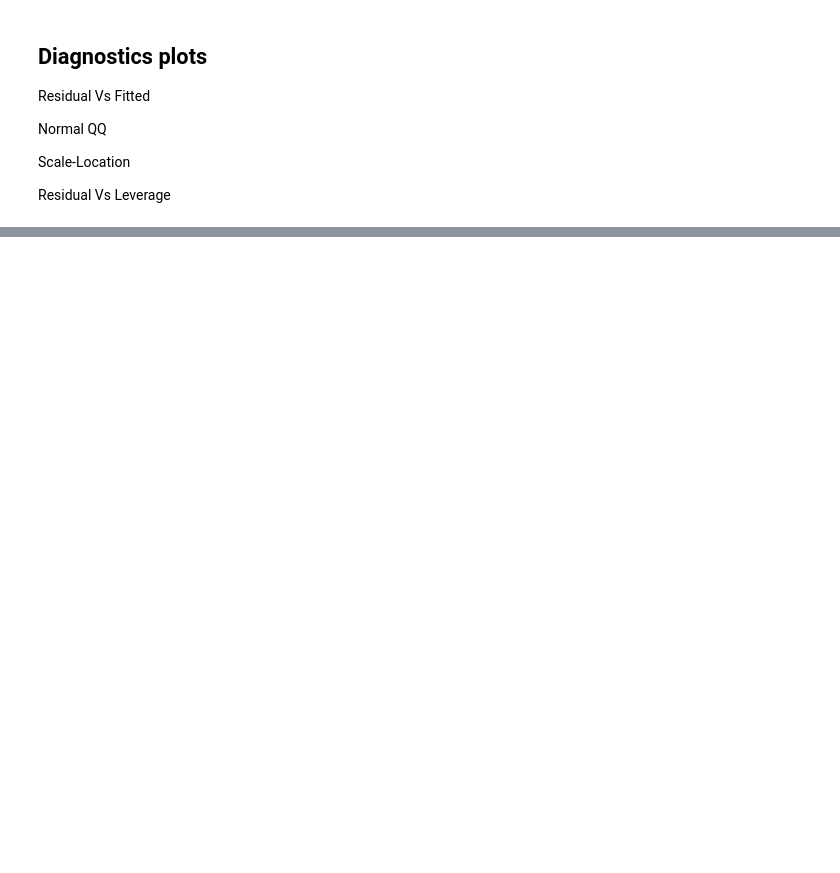
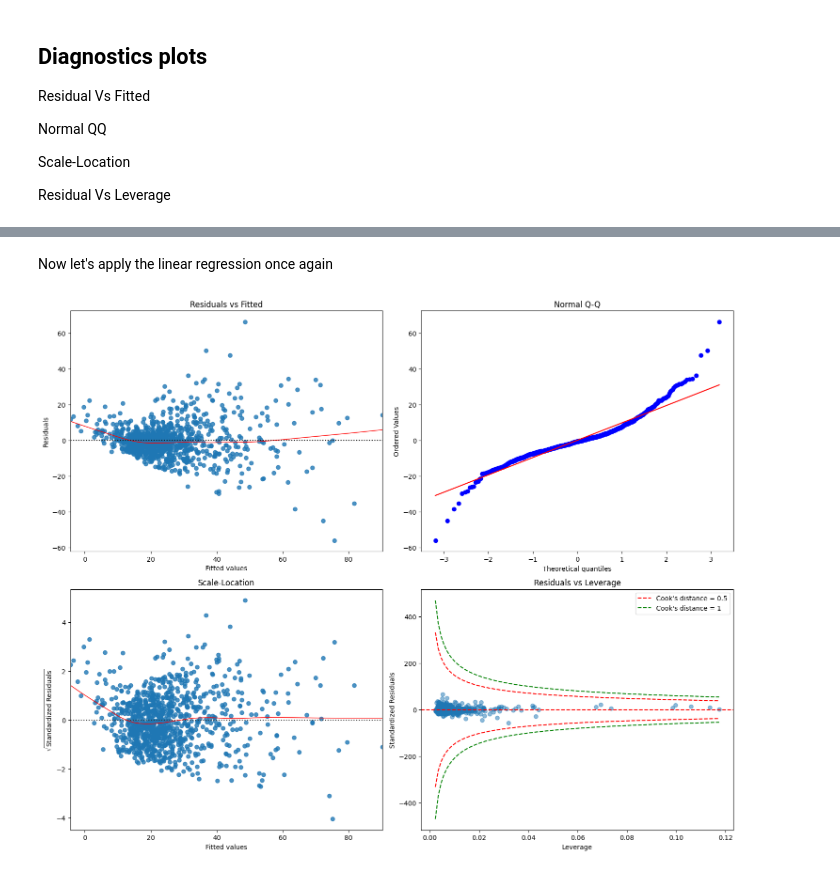
Before and after one commit to Dorianhgn/ML_FRI_Dorian, a Jupyter notebook: Week1/Assignment1_DH.ipynb, the cells around one changed output, grey strips where cells are left out. Saved outputs shown, nothing was run; the diff lists cells and outputs as text; code cells hidden in the pictures; blank space fills up the shorter version.

```diff
--- a/Week1/Assignment1_DH.ipynb
+++ b/Week1/Assignment1_DH.ipynb
@@ -249,0 +380,3 @@ plt.show()
+# %%
+X_improved = X.drop(columns=['cosD', 'Wind_gust_max', 'Temperature_location_mean'])
+X_improved.head()
@@ -249,0 +390,2 @@ plt.show()
+# %% [markdown]
+Now let's apply the linear regression once again
@@ -249,0 +417,59 @@ plt.show()
+# %%
+# Calcul des résidus
+residuals_train_imp = y_train_imp - y_pred_train_imp
+
+# Création de la figure et des subplots
+fig, axs = plt.subplots(2, 2, figsize=(15, 12))
+
+# 1. Résidus vs Valeurs ajustées
+sns.residplot(x=y_pred_train_imp, y=residuals_train_imp, lowess=True, line_kws={'color':'red', 'lw':1}, ax=axs[0,0])
+axs[0, 0].axhline(0, color='black', linestyle='dotted', alpha=0.6)
+axs[0, 0].set_xlabel("Fitted values")
+axs[0, 0].set_ylabel("Residuals")
+axs[0, 0].set_title("Residuals vs Fitted")
+
+# 2. Graphique Q-Q
+stats.probplot(residuals_train_imp, dist="norm", plot=axs[0, 1])
+axs[0, 1].set_title("Normal Q-Q")
+
+# 3. Scale-Location
+sns.residplot(x=y_pred_train_imp, y=np.sqrt(np.abs(residuals_train_imp)), lowess=True, line_kws={'color':'red', 'lw':1}, ax=axs[1,0])
+axs[1, 0].set_xlabel("Fitted values")
+axs[1, 0].set_ylabel(r"$\sqrt{\text{Standardized Residuals}}$")
+axs[1, 0].set_title("Scale-Location")
+
+# 4. Leverage vs Résidus
+# Calcul du leverage pour les sous-graphiques
+hat_matrix_imp = X_train_imp @ np.linalg.inv(X_train_imp.T @ X_train_imp) @ X_train_imp.T
+leverage_imp = np.diag(hat_matrix_imp)
+
+# Calcul de Cook's distance
+n, p = X_train_imp.shape  # nombre d'observations et nombre de paramètres
+MSE_imp = np.mean(residuals_train_imp**2)
+cooks_d_imp = (residuals_train_imp**2 / (p * MSE_imp)) * (leverage_imp / (1 - leverage_imp)**2)
+
+axs[1, 1].scatter(leverage_imp, residuals_train_imp, alpha=0.5)
+axs[1, 1].axhline(0, color='red', linestyle='--')
+axs[1, 1].set_xlabel("Leverage")
+axs[1, 1].set_ylabel("Standardized Residuals")
+axs[1, 1].set_title("Residuals vs Leverage")
+
+
+# Ajout des courbes de Cook à 0.5 et 1
+x_vals_imp = np.linspace(min(leverage_imp), max(leverage_imp), 100)
+cooks_0_5 = np.sqrt(0.5 * p * MSE * (1 - x_vals) / x_vals)
+cooks_1 = np.sqrt(1 * p * MSE * (1 - x_vals) / x_vals)
+
+axs[1, 1].plot(x_vals_imp, cooks_0_5, 'r--', label="Cook's distance = 0.5")
+axs[1, 1].plot(x_vals_imp, -cooks_0_5, 'r--')
+axs[1, 1].plot(x_vals_imp, cooks_1, 'g--', label="Cook's distance = 1")
+axs[1, 1].plot(x_vals_imp, -cooks_1, 'g--')
+
+# Légende pour les courbes de Cook
+axs[1, 1].legend()
+
+# Ajustement de l'espace entre les sous-plots
+plt.tight_layout()
+plt.show()
+# %% [output]
+[figure, added]
```
Also changed, not shown: parts of 19 cells of this notebook, 1 other file.
